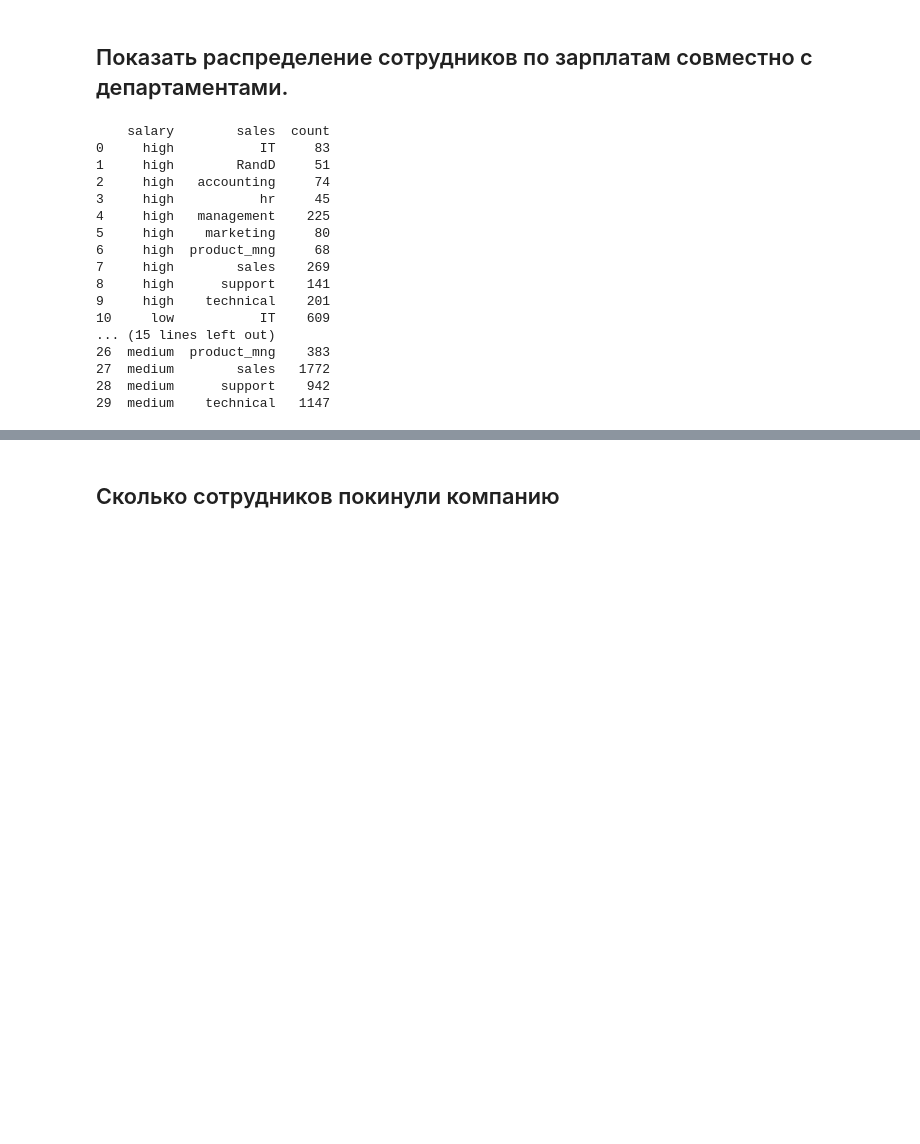
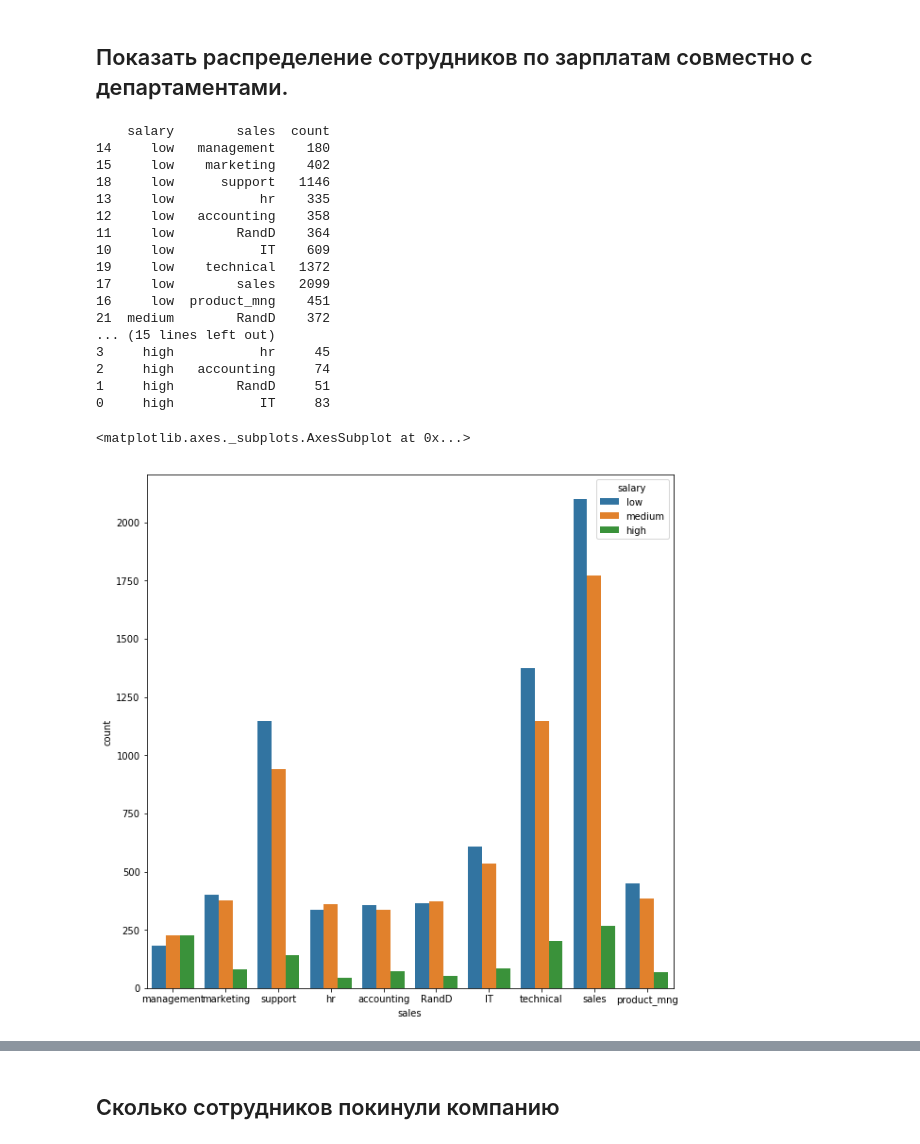
Before and after one commit to Ilmetov/Netology_ilmetov, a Jupyter notebook: Ter_Ver_And_Stat/Stat_final_test/stat_final_ilmetov.ipynb, the cells around one changed output, grey strips where cells are left out. Cells and saved outputs as stored; diff of their text form; code cells hidden in the pictures; blank space fills up the shorter version.

```diff
--- a/Ter_Ver_And_Stat/Stat_final_test/stat_final_ilmetov.ipynb
+++ b/Ter_Ver_And_Stat/Stat_final_test/stat_final_ilmetov.ipynb
@@ -249,25 +249,35 @@ for item in hr_salary_count.get_xticklabels():
 hr_saldept_count = hr.groupby(['salary', 'sales']).count().reset_index()
 hr_saldept_count = hr_saldept_count [['salary', 'sales', 'satisfaction_level']]
 hr_saldept_count= hr_saldept_count.rename(columns = {'satisfaction_level':'count'})
+hr_saldept_count['salary'] = hr_saldept_count['salary'].replace({'low':0, 'medium':1, 'high':2})
+hr_saldept_count = hr_saldept_count.sort_values('salary', ascending = True)
+hr_saldept_count['salary'] = hr_saldept_count['salary'].replace({0:'low', 1:'medium', 2:'high'})
 print(hr_saldept_count)
 # %% [output]
     salary        sales  count
+14     low   management    180
+15     low    marketing    402
+18     low      support   1146
+13     low           hr    335
+12     low   accounting    358
+11     low        RandD    364
+10     low           IT    609
+19     low    technical   1372
+17     low        sales   2099
+16     low  product_mng    451
+21  medium        RandD    372
+... (15 lines left out)
+3     high           hr     45
+2     high   accounting     74
+1     high        RandD     51
 0     high           IT     83
-1     high        RandD     51
-2     high   accounting     74
-3     high           hr     45
-4     high   management    225
-5     high    marketing     80
-6     high  product_mng     68
-7     high        sales    269
-8     high      support    141
-9     high    technical    201
-10     low           IT    609
-... (15 lines left out)
-26  medium  product_mng    383
-27  medium        sales   1772
-28  medium      support    942
-29  medium    technical   1147
+# %%
+fig, ax1 = plt.subplots(figsize=(10, 10))
+
+sns.barplot(x='sales', y='count', hue='salary', data=hr_saldept_count, ax=ax1)
+# %% [output]
+<matplotlib.axes._subplots.AxesSubplot at 0x...>
+[figure, added]
 # %%
 fig, ax1 = plt.subplots(figsize=(10, 10))
 
```
Also changed, not shown: parts of 5 cells of this notebook.
